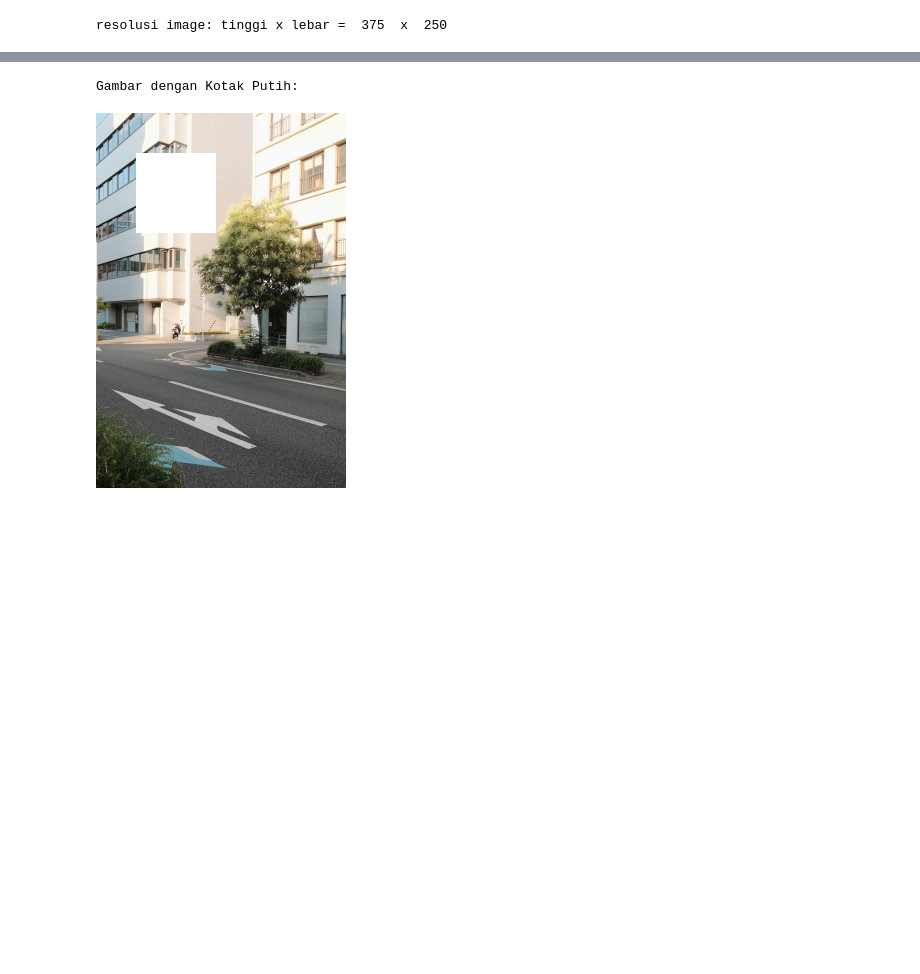
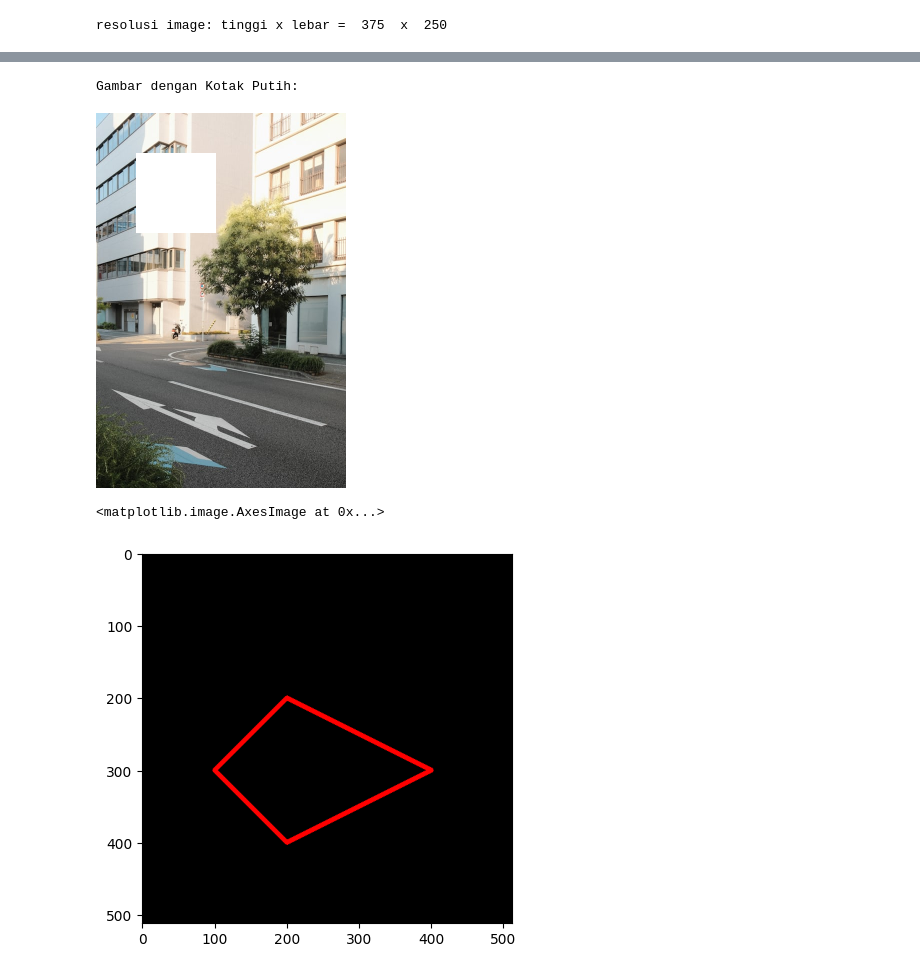
Before and after one commit to emkafie/PCVK, a Jupyter notebook: Week1.ipynb, the cells around one changed output, grey strips where cells are left out. Drawn from its saved outputs; the diff is of its cells as text; code cells hidden in the pictures; blank space fills up the shorter version.

```diff
--- a/Week1.ipynb
+++ b/Week1.ipynb
@@ -1,6 +1,7 @@
 # %% [markdown]
 <a href="https://colab.research.google.com/github/emkafie/PCVK/blob/main/Week1.ipynb" target="_parent"><img src="https://colab.research.google.com/assets/colab-badge.svg" alt="Open In Colab"/></a>
 # %%
+from textwrap import fill
 #Langkah 1
 import numpy as np
 import pandas as pd
@@ -85,30 +86,93 @@ print("\n")
 
 #Gambar Kotak
 image_7 = cv.cvtColor(image, cv.COLOR_BGR2RGB)
 
 posisi_y_mulai = 40
 posisi_x_mulai = 40
 ukuran_kotak = 80
 
 for y in range(posisi_y_mulai, posisi_y_mulai + ukuran_kotak):
   # Looping untuk setiap kolom (x) dalam area kotak
   for x in range(posisi_x_mulai, posisi_x_mulai + ukuran_kotak):
     # Cek agar posisi tidak keluar dari batas gambar
     if y < tinggi and x < lebar:
       image_7[y, x] = [255, 255, 255] # Ubah warna pixel menjadi Putih
 
 # Tampilkan hasilnya
 print("\nGambar dengan Kotak Putih:")
 cv2_imshow(image_7)
 print("\n")
+
+#D.3
+img = cv.imread('/content/drive/MyDrive/Image/Bunny.jpg')
+plt.imshow(img)
+
+img2 = img
+img3 = cv.cvtColor(img, cv.COLOR_BGR2RGB)
+plt.imshow(img3)
+
+img_gray = cv.imread('/content/drive/MyDrive/Image/Bunny.jpg', cv.IMREAD_GRAYSCALE)
+plt.imshow(img_gray)
+
+plt.imshow(img_gray, cmap='gray')
+
+plt.imshow(img_gray, cmap='magma')
+
+img4 = cv.resize(cv.cvtColor(img, cv.COLOR_BGR2RGB), (512, 1024))
+plt.imshow(img4)
+
+img5 = cv.flip(cv.cvtColor(img, cv.COLOR_BGR2RGB), 0)
+plt.imshow(img5)
+
+#cv.imwrite('/content/drive/MyDrive/Image/Bunny2.tiff', img5)
+
+# fig = plt.figure(figsize=(10, 10))
+# ax = fig.add_subplot(111)
+# ax.imshow(img5)
+
+black_img = np.zeros(shape=(512,512,3),dtype=np.int16)
+plt.imshow(black_img)
+
+cv.rectangle(black_img, (384, 0), (510,150), (0,255,0), thickness=10)
+plt.imshow(black_img)
+
+cv.rectangle(black_img, (200,200), (300,300), (0,0,255), thickness=15)
+plt.imshow(black_img)
+
+cv.circle(black_img, center=(100,100), radius=50, color=(255,0,0), thickness=8)
+plt.imshow(black_img)
+
+cv.circle(black_img, center=(400,400), radius=50, color=(255,0,0), thickness=-1)
+plt.imshow(black_img)
+
+cv.line(black_img, (0,0), (512,512), (255,255,255), thickness=5)
+plt.imshow(black_img)
+
+font = cv.FONT_HERSHEY_SIMPLEX
+cv.putText(black_img, text='Hello', org=(10,500), fontFace=font, fontScale=4, color=(255,255,0), thickness=2, lineType=cv.LINE_AA)
+plt.imshow(black_img)
+
+black_img2 = np.zeros(shape=(512,512,3),dtype=np.int32)
+plt.imshow(black_img2)
+
+vertices = np.array([[100,300],[200,200],[400,300],[200,400]],dtype=np.int32)
+vertices
+
+pts = vertices.reshape((-1,1,2))
+pts
+
+cv.polylines(black_img2, [pts], isClosed=True, color=(255,0,0), thickness=5)
+plt.imshow(black_img2)
 # %% [output]
 [figure]
 [figure]
 [figure]
 resolusi image: tinggi x lebar =  375  x  250
 [figure]
 [figure]
 [figure]
 [figure]
 Gambar dengan Kotak Putih:
 [figure]
+<matplotlib.image.AxesImage at 0x...>
+[figure, added]
```
